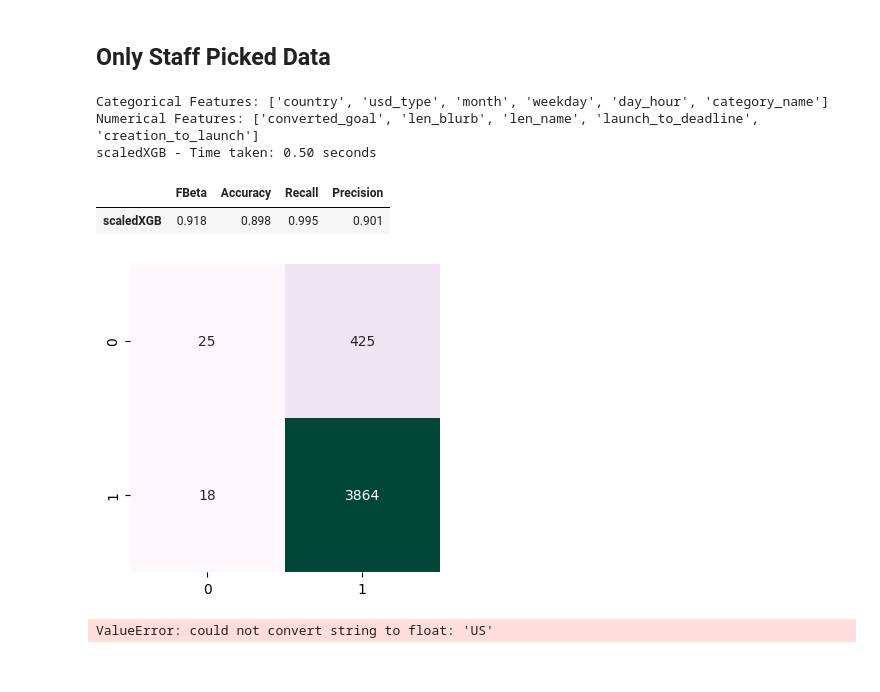
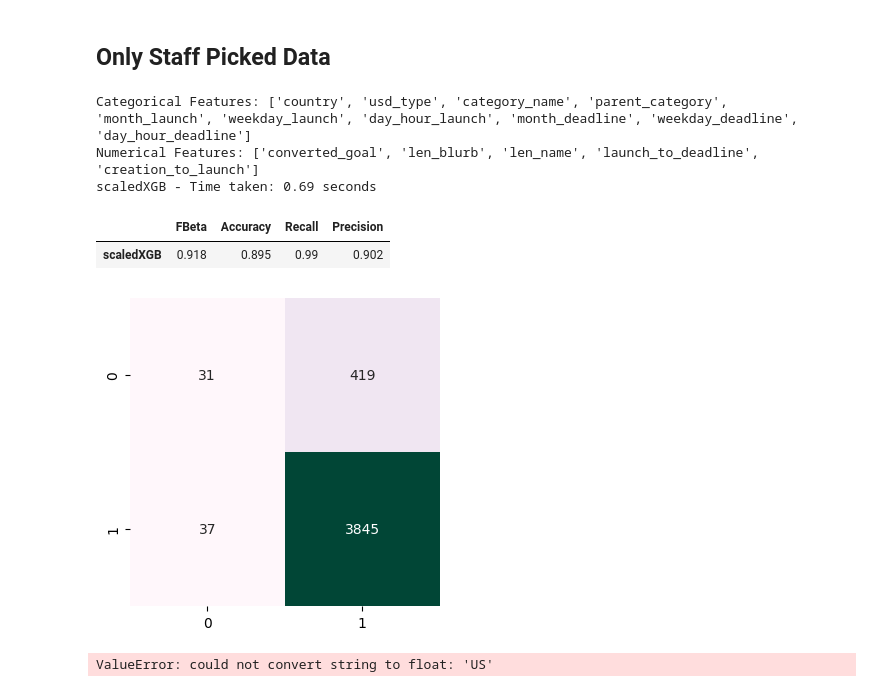
Before and after one commit to joshuadbeil/kickstarter_challenge, a Jupyter notebook: 04-error-analysis.ipynb, the cells around one changed output. Saved outputs shown, nothing was run; the diff lists cells and outputs as text; code cells hidden in the pictures.

```diff
--- a/04-error-analysis.ipynb
+++ b/04-error-analysis.ipynb
@@ -192,42 +191,44 @@ vs.nice_summary(prediction_errors)
 data = pd.read_csv('data/processed/kickstarter_clean.csv')
 
 
-data = data.drop(['usd_pledged','backers_count'], axis=1)
-data.day_hour = data.day_hour.astype(str)
-data.sample(5, random_state=RSEED)
+# Include staff pick
+
+data['day_hour_launch'] = data['day_hour_launch'].astype(str)
+data['day_hour_deadline'] = data['day_hour_deadline'].astype(str)
+data = data.drop(['usd_pledged','pledge_per_backer'], axis=1)
 
 
 # Drop all Rows where staff pick == False, then drop staff pick
 
 data = data.drop(data[data['staff_pick'] == False].index)
 data = data.drop(['staff_pick'], axis=1)
 
 y = data['state']
 X = data.drop('state', axis=1)
 
 X_train, X_test, y_train, y_test = train_test_split(X,y, stratify = y, test_size = 0.2, random_state = RSEED)
 
 
 target = 'state'
 num_features, cat_features = process.num_cat_features(data, target=target)
 models = {'XGB':  XGBClassifier(seed=RSEED)}
 
 
 preprocessor = process.create_preprocessor(num_features, cat_features)
 scaled_models = process.model_process_pipeline(models, preprocessor, prefix='scaled')
 
 
-predictes_y_test_dict = process.model_test_predict(X_train, X_test, y_train, scaled_models)
+predictes_y_test_dict, _ = process.model_test_predict(X_train, X_test, y_train, scaled_models)
 display(vs.nice_scores(y_test, predictes_y_test_dict))
 
 fig, ax = plt.subplots(figsize=(4,4))
 sns.heatmap(confusion_matrix(y_test, predictes_y_test_dict['scaledXGB']), fmt='g', annot=True, cmap='PuBuGn', cbar=False);
 # %% [output]
-Categorical Features: ['country', 'usd_type', 'month', 'weekday', 'day_hour', 'category_name']
+Categorical Features: ['country', 'usd_type', 'category_name', 'parent_category', 'month_launch', 'weekday_launch', 'day_hour_launch', 'month_deadline', 'weekday_deadline', 'day_hour_deadline']
 Numerical Features: ['converted_goal', 'len_blurb', 'len_name', 'launch_to_deadline', 'creation_to_launch']
-scaledXGB - Time taken: 0.50 seconds
+scaledXGB - Time taken: 0.69 seconds
 |  | FBeta | Accuracy | Recall | Precision |
-| scaledXGB | 0.918 | 0.898 | 0.995 | 0.901 |
+| scaledXGB | 0.918 | 0.895 | 0.99 | 0.902 |
 [figure]
 # %%
 from imblearn.over_sampling import SMOTE
```
Also changed, not shown: parts of 10 cells of this notebook.
